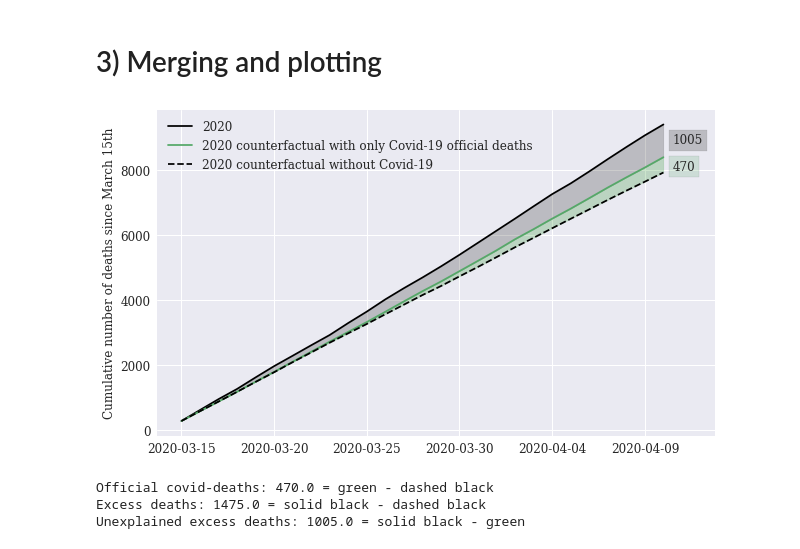
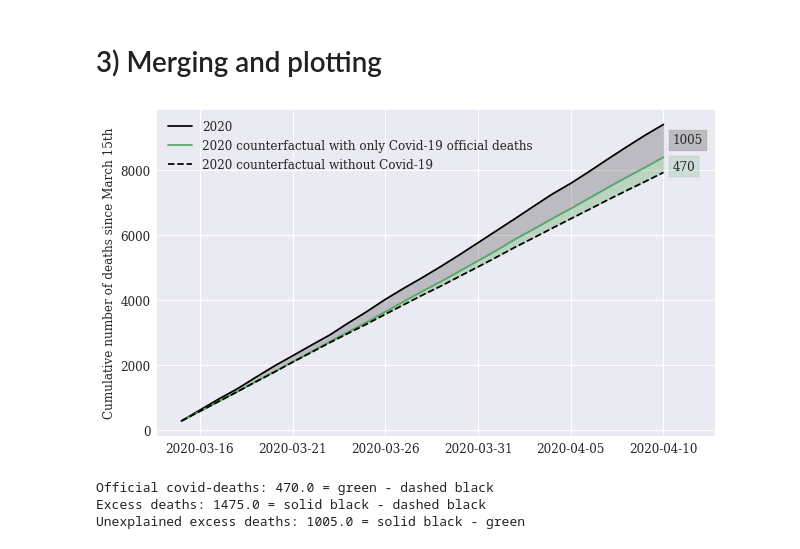
Before and after one commit to sebastianhohmann/covid19_total_death, a Jupyter notebook: portugal/PT_counterfactual.ipynb, the cells around one changed output. Saved outputs shown, nothing was run; the diff lists cells and outputs as text; code cells hidden in the pictures.

Commit message:
updated PRT graph tickmarks include end

```diff
--- a/portugal/PT_counterfactual.ipynb
+++ b/portugal/PT_counterfactual.ipynb
@@ -127,36 +127,36 @@ ax.plot(df.index,
         df['counterfactual'],
         label='2020 counterfactual without Covid-19',
         color='black',
         linestyle = '--')
-ax.set_xticks(df.index[[0,5,10,15,20,25]])
+ax.set_xticks(df.index[[1,6,11,16,21,26]])
 ax.fill_between(df.index, df['cs_2020'], df['counterfactual_2020_covid'], color='black', alpha='0.2')
 ax.fill_between(df.index, df['counterfactual_2020_covid'], df['counterfactual'], color='green', alpha='0.2')
 
 ax.set_ylabel('Cumulative number of deaths since March 15th',size=12)
 ax.tick_params(axis='both', which='major', labelsize=12)
 
 ax.legend(loc='upper left',
           fontsize=12)
 
 plot_margin = 1.5
 
 x0, x1, y0, y1 = plt.axis()
 plt.axis((x0,
           x1 + plot_margin,
           y0,
           y1))
 
 plt.text(26.5, 8000, '{}'.format(int(round(df.iloc[-1, 2] - df.iloc[-1, 1]))),
          bbox=dict(facecolor=palette[1], alpha=0.2), size=12)
 
 plt.text(26.5, 8800, '{}'.format(int(round(df.iloc[-1, 0] - df.iloc[-1, 2]))),
          bbox=dict(facecolor='black', alpha=0.2), size=12)
 
 plt.show()
 
-f.savefig('_portugal.png', bbox_inches='tight', dpi=100)
+f.savefig('_portugal.pdf', bbox_inches='tight', dpi=100)
 # %% [output]
-[figure, old version]
+[figure, new version]
 # %%
 print('Official covid-deaths: {} = green - dashed black'.format(round(df.iloc[-1, 2] - df.iloc[-1, 1])))
 print('Excess deaths: {} = solid black - dashed black'.format(round(df.iloc[-1, 0] - df.iloc[-1, 1])))
```
Also changed, not shown: parts of 1 cell of this notebook.
